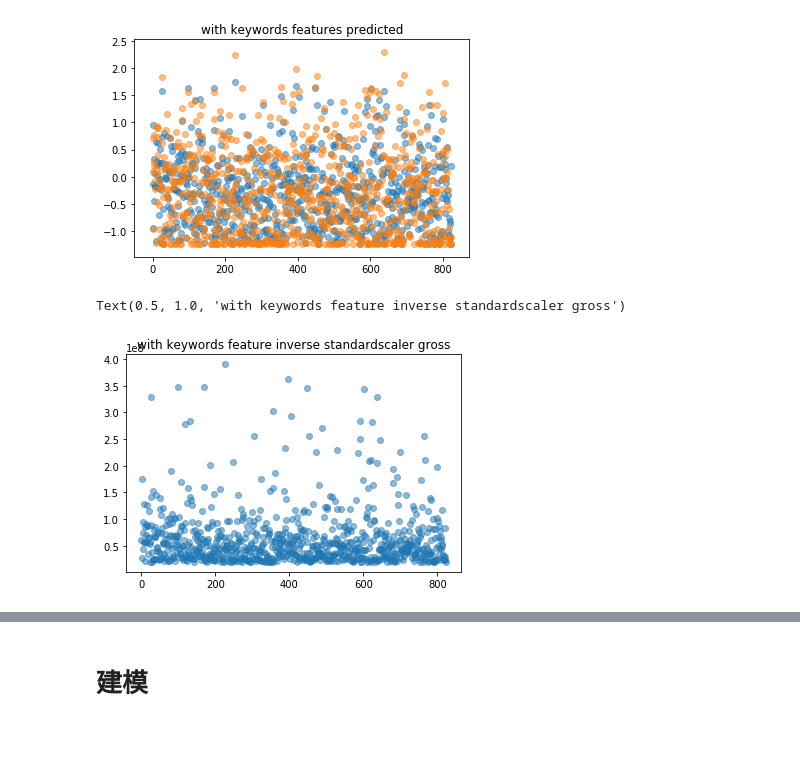
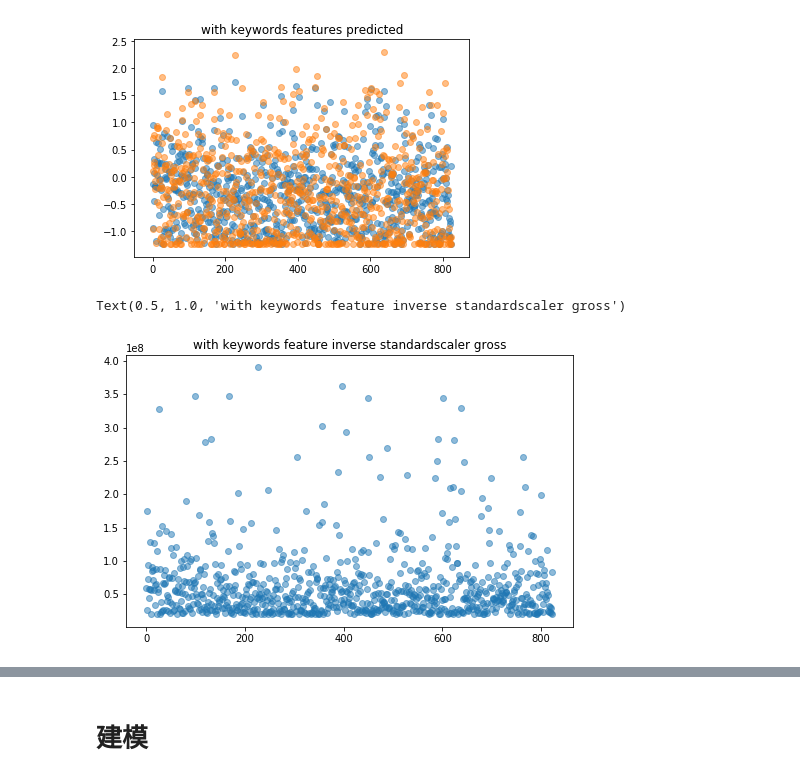
Before and after one commit to yuyi-7/Design-for-course, a Jupyter notebook: movie/movie.ipynb, the cells around one changed output, grey strips where cells are left out. Drawn from its saved outputs; the diff is of its cells as text; code cells hidden in the pictures; blank space fills up the shorter version.

```diff
--- a/movie/movie.ipynb
+++ b/movie/movie.ipynb
@@ -966,9 +1057,9 @@ Text(0.5, 1.0, 'with keywords features predicted')
 # %%
 y_realkey = np.expm1(y_key) * data_['gross'].std() + data_['gross'].std()
 # %%
-plt.figure(gi)
+plt.figure(figsize=(8,5))
 plt.scatter(range(len(y_realkey)),y_realkey,alpha=0.5)
 plt.title('with keywords feature inverse standardscaler gross')
 # %% [output]
 Text(0.5, 1.0, 'with keywords feature inverse standardscaler gross')
-[figure, old version]
+[figure, new version]
```
Also changed, not shown: parts of 15 cells of this notebook.
